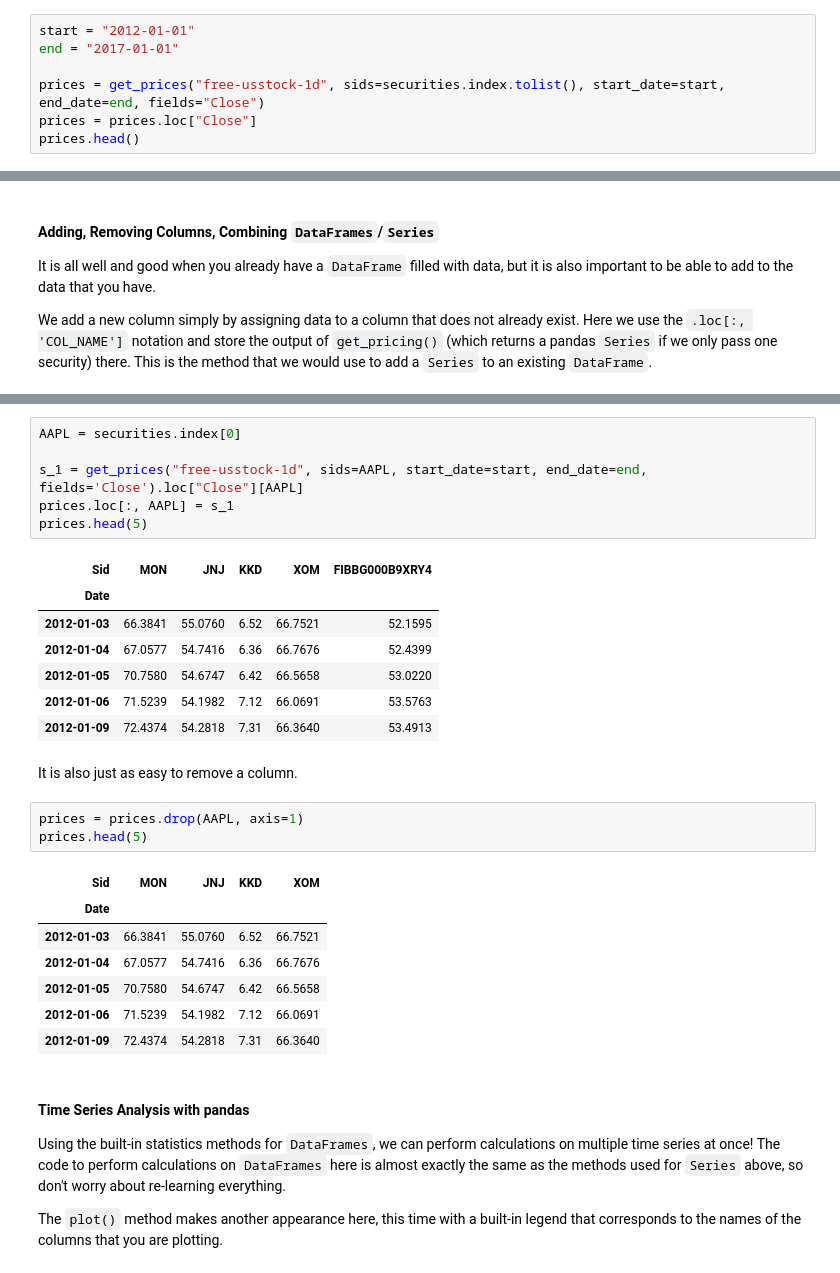
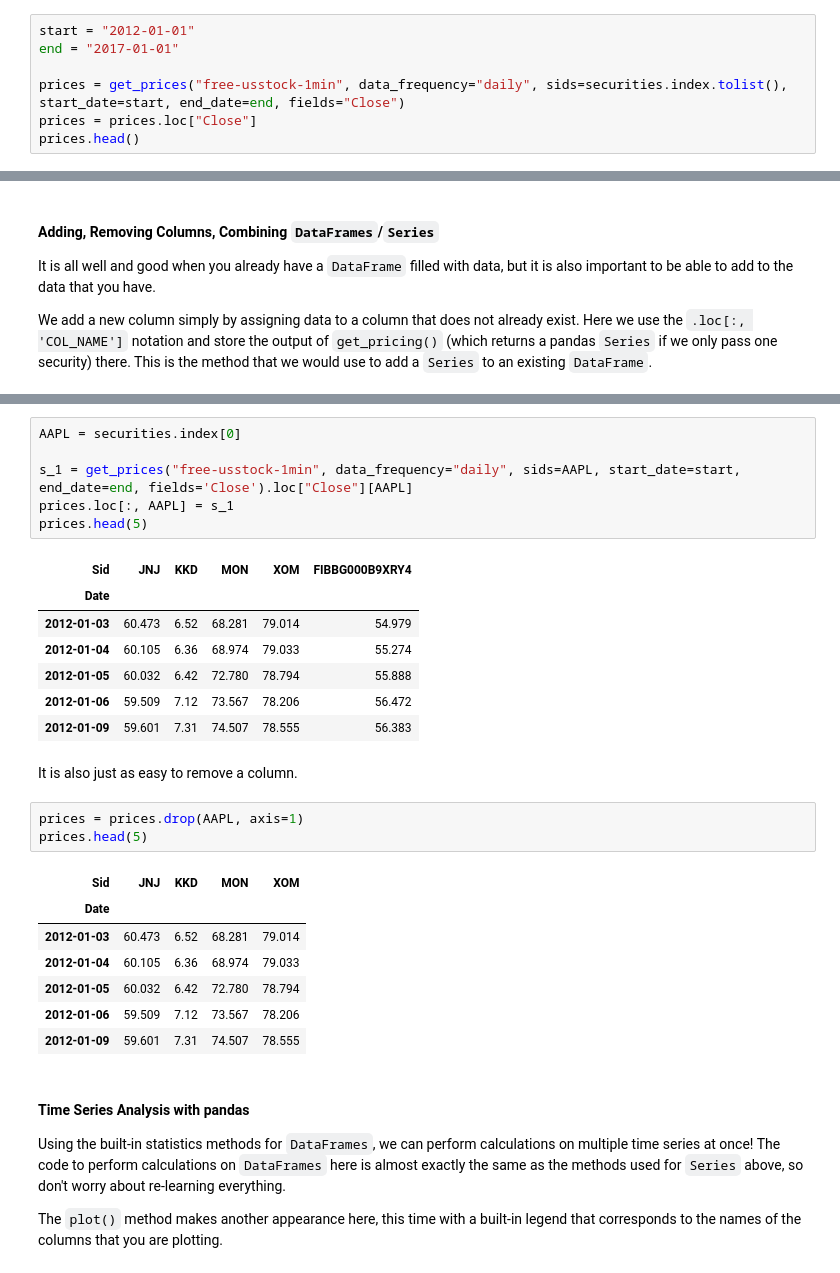
Before and after one commit to quantrocket-codeload/quant-finance-lectures, a Jupyter notebook: quant_finance_lectures/Lecture04-Introduction-to-Pandas.ipynb, the cells around one changed output, grey strips where cells are left out. Drawn from its saved outputs; the diff is of its cells as text.

```diff
--- a/quant_finance_lectures/Lecture04-Introduction-to-Pandas.ipynb
+++ b/quant_finance_lectures/Lecture04-Introduction-to-Pandas.ipynb
@@ -655,7 +655,7 @@ Since `get_securities` returns sids in the index, we can call the index's `tolis
 start = "2012-01-01"
 end = "2017-01-01"
 
-prices = get_prices("free-usstock-1d", sids=securities.index.tolist(), start_date=start, end_date=end, fields="Close")
+prices = get_prices("free-usstock-1min", data_frequency="daily", sids=securities.index.tolist(), start_date=start, end_date=end, fields="Close")
 prices = prices.loc["Close"]
 prices.head()
 # %% [output]
@@ -837,30 +833,30 @@ securities
 # %%
 AAPL = securities.index[0]
 
-s_1 = get_prices("free-usstock-1d", sids=AAPL, start_date=start, end_date=end, fields='Close').loc["Close"][AAPL]
+s_1 = get_prices("free-usstock-1min", data_frequency="daily", sids=AAPL, start_date=start, end_date=end, fields='Close').loc["Close"][AAPL]
 prices.loc[:, AAPL] = s_1
 prices.head(5)
 # %% [output]
-| Sid | MON | JNJ | KKD | XOM | FIBBG000B9XRY4 |
+| Sid | JNJ | KKD | MON | XOM | FIBBG000B9XRY4 |
 | Date |  |  |  |  |  |
-| 2012-01-03 | 66.3841 | 55.0760 | 6.52 | 66.7521 | 52.1595 |
-| 2012-01-04 | 67.0577 | 54.7416 | 6.36 | 66.7676 | 52.4399 |
-| 2012-01-05 | 70.7580 | 54.6747 | 6.42 | 66.5658 | 53.0220 |
-| 2012-01-06 | 71.5239 | 54.1982 | 7.12 | 66.0691 | 53.5763 |
-| 2012-01-09 | 72.4374 | 54.2818 | 7.31 | 66.3640 | 53.4913 |
+| 2012-01-03 | 60.473 | 6.52 | 68.281 | 79.014 | 54.979 |
+| 2012-01-04 | 60.105 | 6.36 | 68.974 | 79.033 | 55.274 |
+| 2012-01-05 | 60.032 | 6.42 | 72.780 | 78.794 | 55.888 |
+| 2012-01-06 | 59.509 | 7.12 | 73.567 | 78.206 | 56.472 |
+| 2012-01-09 | 59.601 | 7.31 | 74.507 | 78.555 | 56.383 |
 # %% [markdown]
 It is also just as easy to remove a column.
 # %%
 prices = prices.drop(AAPL, axis=1)
 prices.head(5)
 # %% [output]
-| Sid | MON | JNJ | KKD | XOM |
+| Sid | JNJ | KKD | MON | XOM |
 | Date |  |  |  |  |
-| 2012-01-03 | 66.3841 | 55.0760 | 6.52 | 66.7521 |
-| 2012-01-04 | 67.0577 | 54.7416 | 6.36 | 66.7676 |
-| 2012-01-05 | 70.7580 | 54.6747 | 6.42 | 66.5658 |
-| 2012-01-06 | 71.5239 | 54.1982 | 7.12 | 66.0691 |
-| 2012-01-09 | 72.4374 | 54.2818 | 7.31 | 66.3640 |
+| 2012-01-03 | 60.473 | 6.52 | 68.281 | 79.014 |
+| 2012-01-04 | 60.105 | 6.36 | 68.974 | 79.033 |
+| 2012-01-05 | 60.032 | 6.42 | 72.780 | 78.794 |
+| 2012-01-06 | 59.509 | 7.12 | 73.567 | 78.206 |
+| 2012-01-09 | 59.601 | 7.31 | 74.507 | 78.555 |
 # %% [markdown]
 #### Time Series Analysis with pandas
 
```
Also changed, not shown: parts of 42 cells of this notebook, 17 other files.
